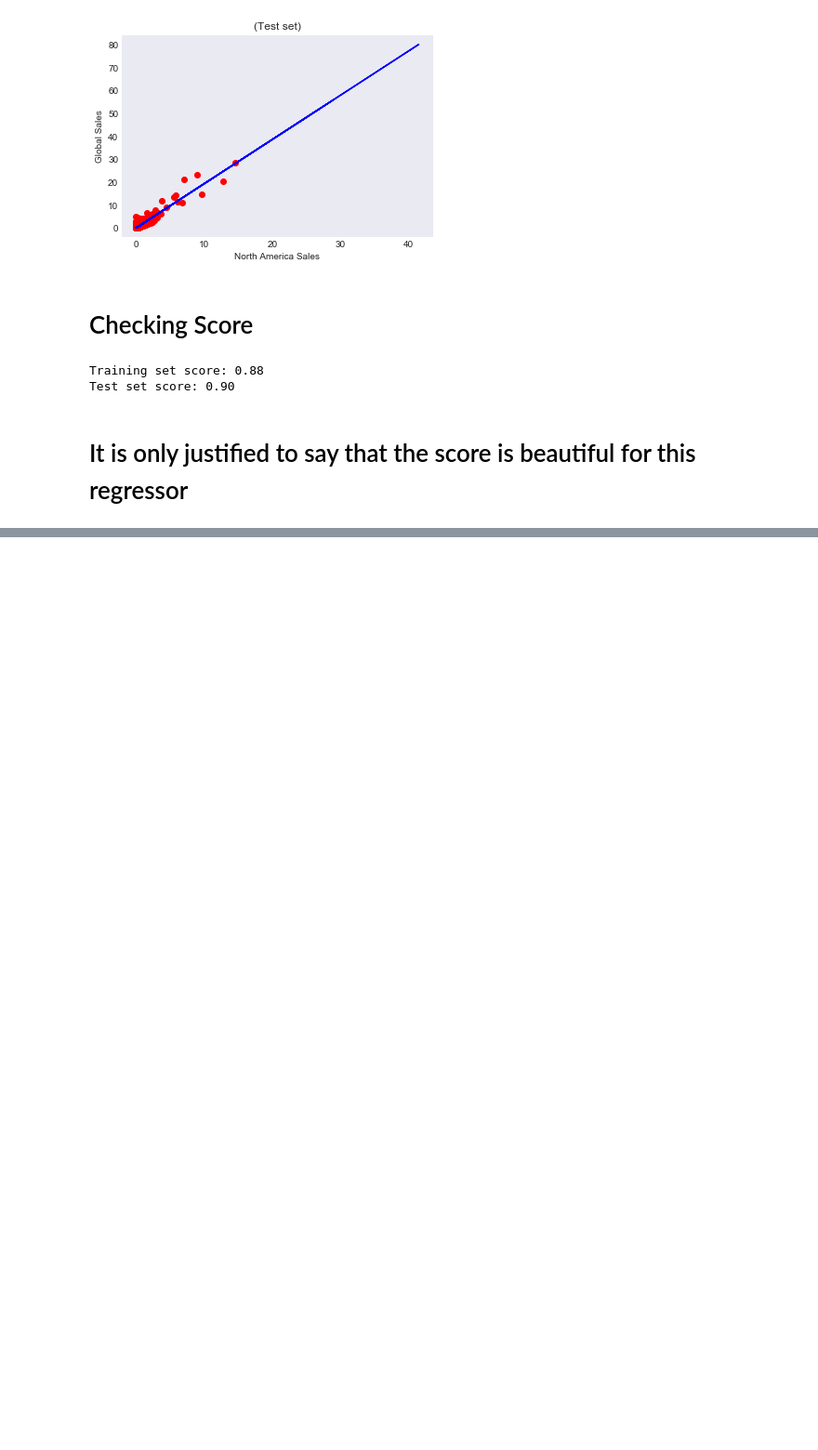
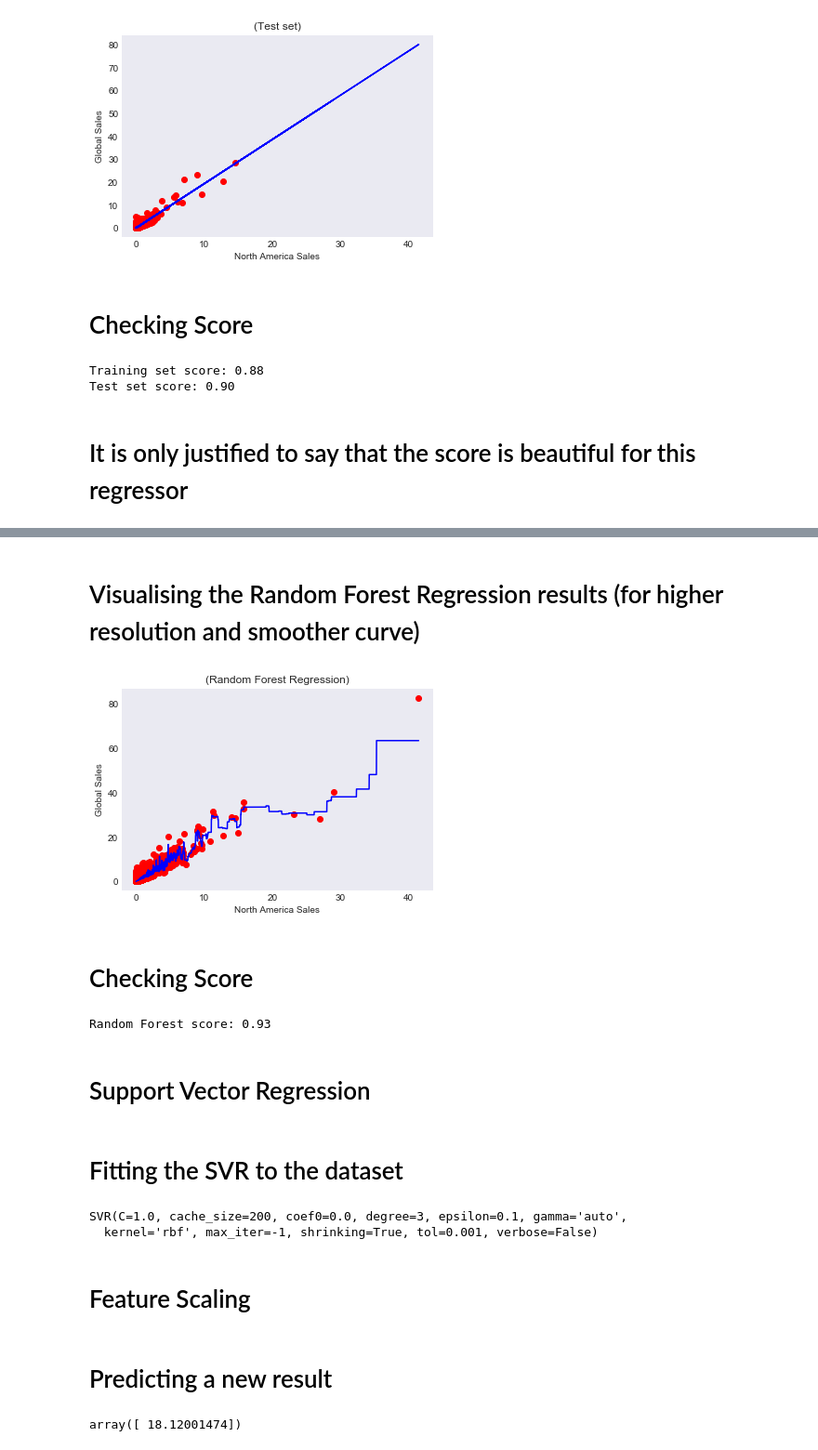
Before and after one commit to TheBrownViking20/DSstuff, a Jupyter notebook: Video game sales/vgsales.ipynb, the cells around one changed output, grey strips where cells are left out. Shown at 93% size. Cells and saved outputs as stored; diff of their text form; code cells hidden in the pictures; blank space fills up the shorter version.

```diff
--- a/Video game sales/vgsales.ipynb
+++ b/Video game sales/vgsales.ipynb
@@ -424,0 +511,34 @@ Test set score: 0.90
+# %% [markdown]
+# Visualising the Random Forest Regression results (for higher resolution and smoother curve)
+# %%
+X_grid = np.arange(min(X), max(X), 0.01)
+X_grid = X_grid.reshape((len(X_grid), 1))
+plt.scatter(X, y, color = 'red')
+plt.plot(X_grid, Rregressor.predict(X_grid), color = 'blue')
+plt.title('(Random Forest Regression)')
+plt.xlabel('North America Sales')
+plt.ylabel('Global Sales')
+plt.show()
+# %% [output]
+[figure, added]
+# %% [markdown]
+# Checking Score
+# %%
+print("Random Forest score: {:.2f}".format(Rregressor.score(X,y)))
+# %% [output]
+Random Forest score: 0.93
+# %% [markdown]
+# Support Vector Regression
+# %% [markdown]
+
+
+# Fitting the SVR to the dataset
+# %%
+from sklearn.svm import SVR
+SVRregressor = SVR(kernel = 'rbf')
+SVRregressor.fit(X,y)
+# %% [output]
+SVR(C=1.0, cache_size=200, coef0=0.0, degree=3, epsilon=0.1, gamma='auto',
+  kernel='rbf', max_iter=-1, shrinking=True, tol=0.001, verbose=False)
+# %% [markdown]
+# Feature Scaling
@@ -424,0 +551,7 @@ Test set score: 0.90
+# %% [markdown]
+# Predicting a new result
+# %%
+y_pred = sc_y.inverse_transform(SVRregressor.predict(sc_X.transform(np.array([[6.5]]))))
+y_pred
+# %% [output]
+array([ 18.12001474])
```
Also changed, not shown: parts of 30 cells of this notebook.
